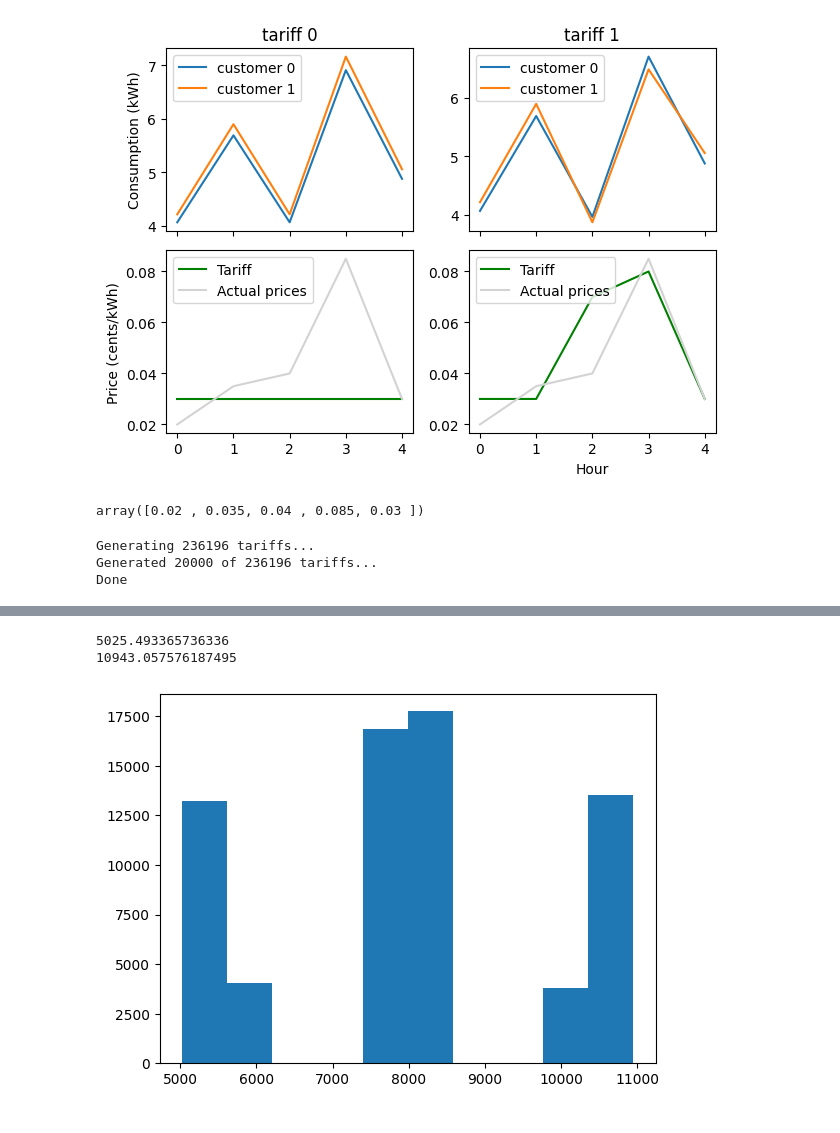
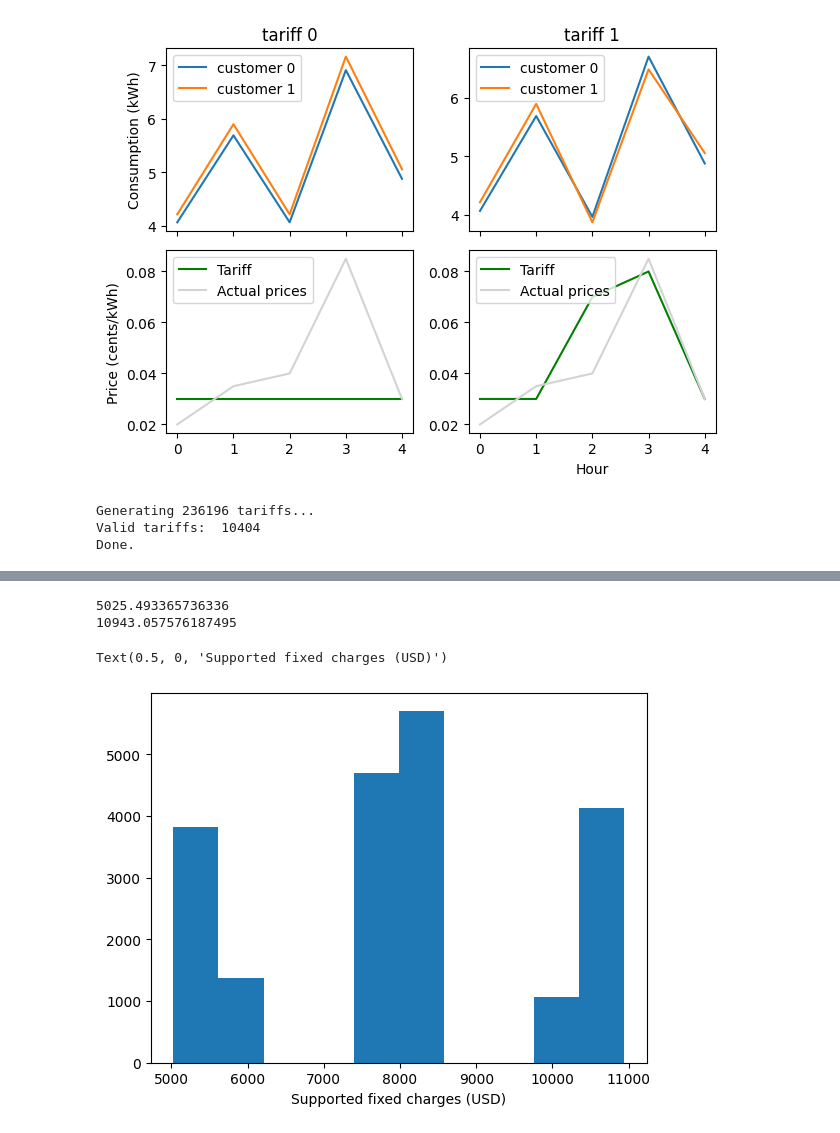
Before and after one commit to dshen109/tariff-design-problem, a Jupyter notebook: notebooks/tariff-generator.ipynb, the cells around one changed output, grey strips where cells are left out. Saved outputs shown, nothing was run; the diff lists cells and outputs as text; code cells hidden in the pictures.

```diff
--- a/notebooks/tariff-generator.ipynb
+++ b/notebooks/tariff-generator.ipynb
@@ -229,17 +230,31 @@ def make_tariff_set(prices, base_consumptions_A, base_consumptions_B,
     )
     print(f"Generating {total_combos} tariffs...")
     count = 0
+    iterate = 0
+    start = time.monotonic()
     for a_volume, b_volume, a_fix, b_fix in itertools.product(
                                      range(n_volumetric_prices),
                                      range(n_volumetric_prices),
                                      range(n_fixed_charges),
                                      range(n_fixed_charges)):
+        iterate += 1
         a_volumetric_prices = volumetric_prices[a_volume, :]
         b_volumetric_prices = volumetric_prices[b_volume, :]
         if np.unique(a_volumetric_prices).size > n_prices_daily:
             continue
-        if np.unique(b_volumetric_prices).size > n_prices_daily:
+        elif np.unique(b_volumetric_prices).size > n_prices_daily:
             continue
+        # Don't consider tariffs where the on-peak period is in the first
+        # or the last time block.
+        elif a_volumetric_prices[0] > a_volumetric_prices[1]:
+            continue
+        elif b_volumetric_prices[0] > b_volumetric_prices[1]:
+            continue
+        elif a_volumetric_prices[-1] > a_volumetric_prices[-2]:
+            continue
+        elif b_volumetric_prices[-1] > b_volumetric_prices[-2]:
+            continue
+
         a_fixed = fixed_charges[a_fix]
         b_fixed = fixed_charges[b_fix]
 
@@ -270,6 +285,8 @@ def make_tariff_set(prices, base_consumptions_A, base_consumptions_B,
         tariff_result['tariff_id'] = tariff_id
         tariff_result['energy_A_kWh'] = consumption_A
         tariff_result['energy_B_kWh'] = consumption_B
+        for h in range(volumetric_prices.shape[1]):
+            tariff_result[f'T{h}_kWh'] = consumption_A[h] + consumption_B[h]
 
         output.append(tariff_result)
         tariff_book.append(
@@ -283,16 +300,17 @@ def make_tariff_set(prices, base_consumptions_A, base_consumptions_B,
         count += 1
         if count % 20000 == 0:
             print(f"Generated {count} of {total_combos} tariffs...")
+            elapsed = time.monotonic() - start
+            print("Elapsed time: ", elapsed, "seconds")
+            print("Estimated time to completion: ",
+                  round((total_combos - iterate) * elapsed / iterate, 2), "seconds")
 
-    print("Done")
+    print("Valid tariffs: ", len(output))
+    print("Done.")
 
     return output, pd.DataFrame(
         tariff_book, columns=['A0', 'A1', 'A2', 'A3', 'A4', 'Afixed',
                               'B0', 'B1', 'B2', 'B3', 'B4', 'Bfixed'])
-# %%
-prices
-# %% [output]
-array([0.02 , 0.035, 0.04 , 0.085, 0.03 ])
 # %%
 # Assume consumptions are reported under a price of 0.1 $/kWh
 base_prices = np.full_like(prices, 0.05)
@@ -317,8 +335,8 @@ tariff_set, tariff_book = make_tariff_set(prices, base_consumptions_A=consumptio
                 volumetric_prices=volumetric_prices)
 # %% [output]
 Generating 236196 tariffs...
-Generated 20000 of 236196 tariffs...
-Done
+Valid tariffs:  10404
+Done.
 # %%
 def outcomes(revenue_A, revenue_B, energy_cost_A, energy_cost_B, fixedfracA,
              fixed_cost):
@@ -371,13 +389,15 @@ tariff_outcomes_df.head()
 # %%
 fixed_charges_supported = (
     tariff_outcomes_df['revenue_A'] + tariff_outcomes_df['revenue_B'] -
     tariff_outcomes_df['energy_cost_A'] - tariff_outcomes_df['energy_cost_B']
 )
 plt.hist(fixed_charges_supported)
 
 print(fixed_charges_supported.min())
 print(fixed_charges_supported.max())
+plt.xlabel('Supported fixed charges (USD)')
 # %% [output]
 5025.493365736336
 10943.057576187495
+Text(0.5, 0, 'Supported fixed charges (USD)')
-[figure, old version]
+[figure, new version]
```
Also changed, not shown: parts of 6 cells of this notebook, 6 other files.
